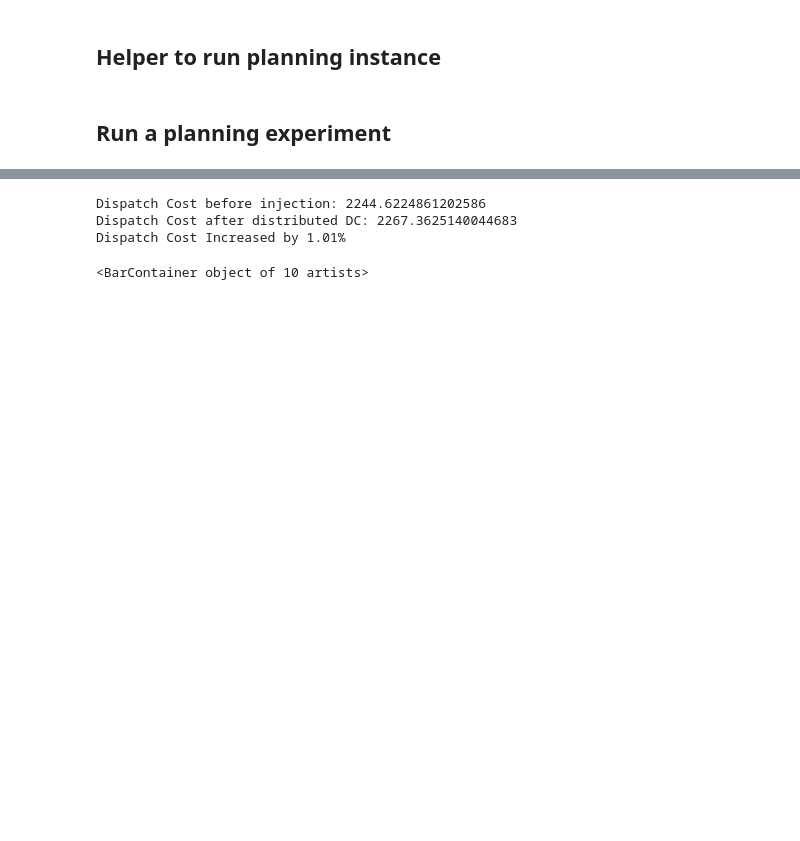
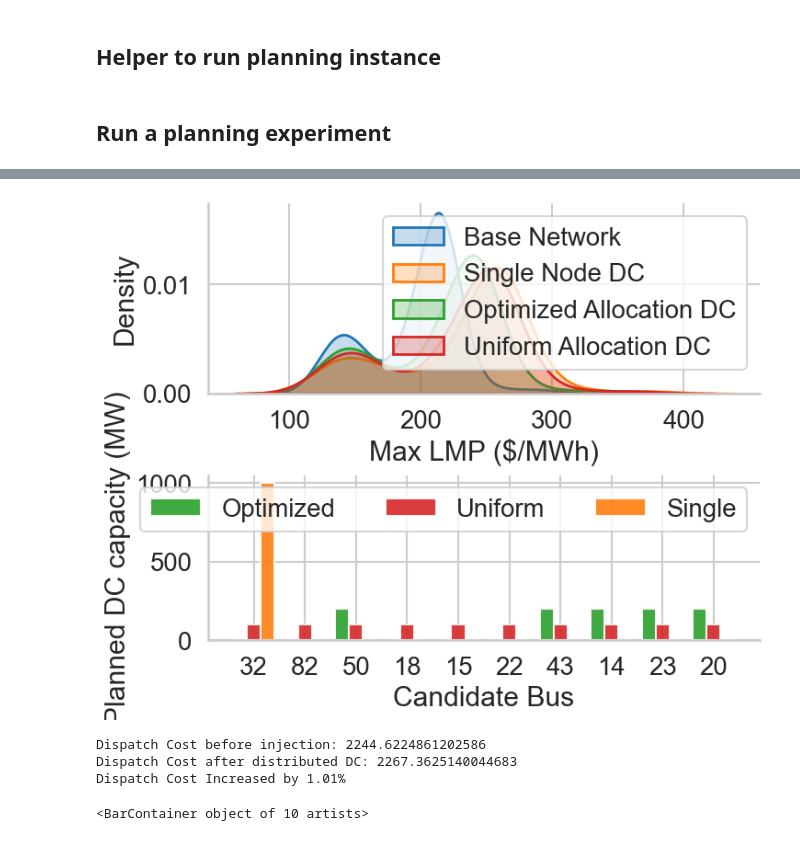
Before and after one commit to llanoajm/zap, a Jupyter notebook: development/lever_exps_dc_only.ipynb, the cells around one changed output, grey strips where cells are left out. Cells and saved outputs as stored; diff of their text form; code cells hidden in the pictures; blank space fills up the shorter version.

```diff
--- a/development/lever_exps_dc_only.ipynb
+++ b/development/lever_exps_dc_only.ipynb
@@ -607,3 +767,68 @@ distributed_outcome = pypsa_net.dispatch(
+# %%
+metric = "p95"
+lmp_multiplier = 100.0 * 4
+
+sns.set_style("whitegrid")
+sns.set_context("talk", font_scale=1.2)
+
+# plt.rcParams.update({
+#     "pdf.fonttype": 42,
+#     "ps.fonttype": 42,
+#     "axes.linewidth": 0.8,
+# })
+
+# tab10 to match seaborn defaults used above
+pal = sns.color_palette("tab10")
+c_base, c_single, c_opt, c_uniform = pal[0], pal[1], pal[2], pal[3]  # blue, orange, green, red
+
+fig, (ax0, ax1) = plt.subplots(
+    2, 1,
+    figsize=(7.2, 5.6),
+    constrained_layout=True,
+    gridspec_kw={"height_ratios": [1.15, 1.0]},
+)
+
+# --- Panel 1: KDEs ---
+sns.kdeplot(base_stats[metric]    * lmp_multiplier, label="Base Network",
+            fill=True, alpha=0.25, linewidth=2.0, ax=ax0, color=c_base)
+sns.kdeplot(single_stats[metric]  * lmp_multiplier, label="Single Node DC",
+            fill=True, alpha=0.25, linewidth=2.0, ax=ax0, color=c_single)
+sns.kdeplot(dist_stats[metric]    * lmp_multiplier, label="Optimized Allocation DC",
+            fill=True, alpha=0.25, linewidth=2.0, ax=ax0, color=c_opt)
+sns.kdeplot(uniform_stats[metric] * lmp_multiplier, label="Uniform Allocation DC",
+            fill=True, alpha=0.25, linewidth=2.0, ax=ax0, color=c_uniform)
+
+ax0.set_xlabel("Max LMP ($/MWh)")
+ax0.set_ylabel("Density")
+ax0.legend(frameon=True)
+sns.despine(ax=ax0, top=True, right=True)
+
+# --- Panel 2: Bars (10 nodes) ---
+planned = np.asarray(planned_dc_capacities).astype(float).ravel() * 1000
+uniform = np.asarray(uniform_dc_capacities).astype(float).ravel() * 1000
+assert planned.shape == uniform.shape and planned.size == 10
+
+single = np.zeros_like(planned)
+single[0] = 1000.0  # 1 GW at first candidate node
+
+x = np.arange(planned.size)
+w = 0.27
+ax1.bar(x - w, planned,  width=w, label="Optimized", alpha=0.9, color=c_opt)
+ax1.bar(x,      uniform, width=w, label="Uniform",   alpha=0.9, color=c_uniform)
+ax1.bar(x + w,  single,  width=w, label="Single",    alpha=0.9, color=c_single)
+
+ax1.set_xlabel("Candidate Bus")
+ax1.set_ylabel("Planned DC capacity (MW)")
+ax1.set_xticks(x)
+ax1.set_xticklabels([str(i) for i in INVESTMENT_NODE_CANDS[:num_nodes]], rotation=0)
+ax1.set_ylim(bottom=0)
+ax1.legend(frameon=True, ncol=3)
+sns.despine(ax=ax1, top=True, right=True)
+
+# fig.savefig("lmp_kde_and_dc_caps.pdf", bbox_inches="tight")
+plt.show()
+# %% [output]
+[figure, added]
 # %%
 ## Analyze results between base outcome and distributed case
 
```
Also changed, not shown: parts of 7 cells of this notebook, 2 other files.
